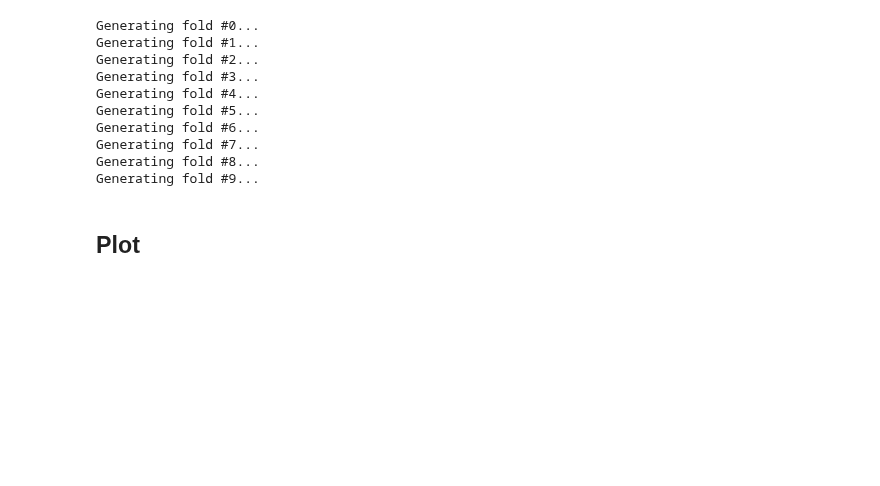
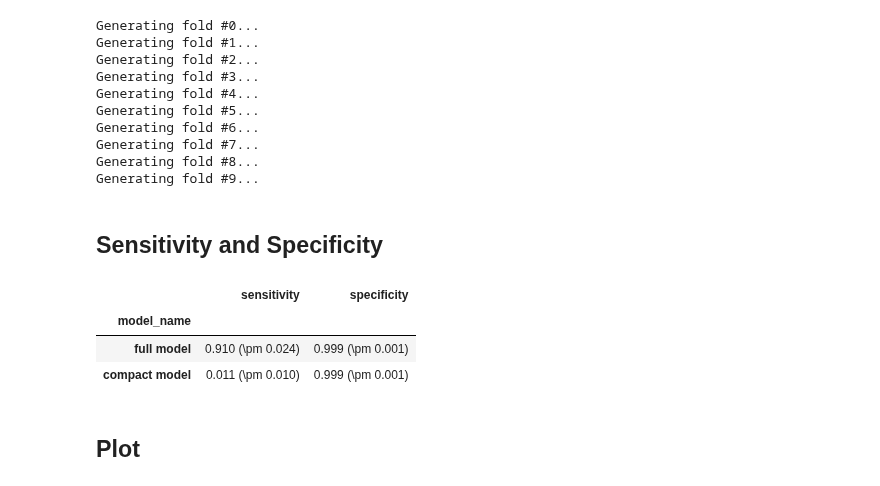
Before and after one commit to zEuler1027/ML_PICS, a Jupyter notebook: performance.ipynb, the cells around one changed output. Drawn from its saved outputs; the diff is of its cells as text; code cells hidden in the pictures; blank space fills up the shorter version.

```diff
--- a/performance.ipynb
+++ b/performance.ipynb
@@ -32,9 +30,8 @@ model_full = CatBoostClassifier(
 # %%
-catboost_model_compact = CatBoostClassifier(
+model_compact = CatBoostClassifier(
     cat_features=CATEGORICAL_COLUMNS_COMPACT,
     task_type='GPU',
     devices='0',
-    metric_period=METRIC_PERIOD,
     random_state=SEED,
     logging_level='Silent',
     boosting_type='Plain',
@@ -86,5 +94,53 @@ Generating fold #6...
 Generating fold #7...
 Generating fold #8...
 Generating fold #9...
+# %% [markdown]
+## Sensitivity and Specificity
+# %%
+def specificity(y_true, y_prediction):
+    tn = 0
+    neg_count = 0
+    n = len(y_true)
+    assert len(y_prediction) == n
+    for i in range(n):
+        if y_true[i]:
+            continue
+        neg_count += 1
+        if not y_prediction[i]:
+            tn += 1
+    return tn / neg_count
+
+
+def get_fold_scores(folds, scorer):
+    scores = []
+    for fold in folds:
+        y_true = fold[KEY_FLAG].ravel()
+        y_prediction = fold[KEY_PREDICTION].ravel()
+        score = scorer(y_true, y_prediction)
+        scores.append(score)
+    return np.array(scores)
+
+
+def format_scores(scores):
+    mean = scores.mean()
+    std = scores.std()
+    return f'{mean:.3f} (\\pm {std:.3f})'
+# %%
+df_sensitivity_and_specificity = pd.DataFrame([{
+    'model_name': 'full model',
+    'sensitivity': format_scores(get_fold_scores(folds_full, recall_score)),
+    'specificity': format_scores(get_fold_scores(folds_full, specificity)),
+}, {
+    'model_name': 'compact model',
+    'sensitivity': format_scores(get_fold_scores(folds_compact, recall_score)),
+    'specificity': format_scores(get_fold_scores(folds_compact, specificity)),
+}])
+
+df_sensitivity_and_specificity.set_index('model_name')
+# %% [output]
+|  | sensitivity | specificity |
+| model_name |  |  |
+| full model | 0.910 (\pm 0.024) | 0.999 (\pm 0.001) |
+| compact model | 0.011 (\pm 0.010) | 0.999 (\pm 0.001) |
 # %% [markdown]
 ## Plot
```
Also changed, not shown: parts of 5 cells of this notebook.
